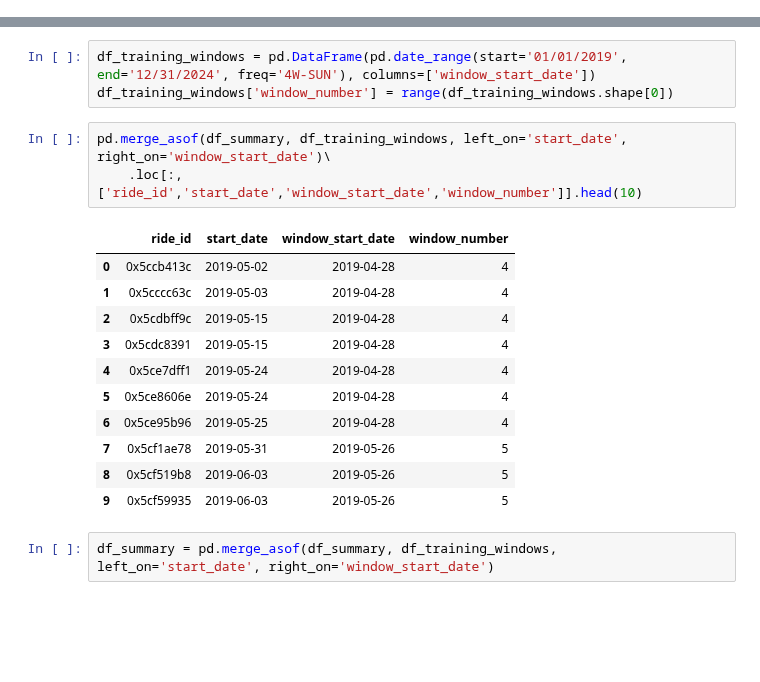
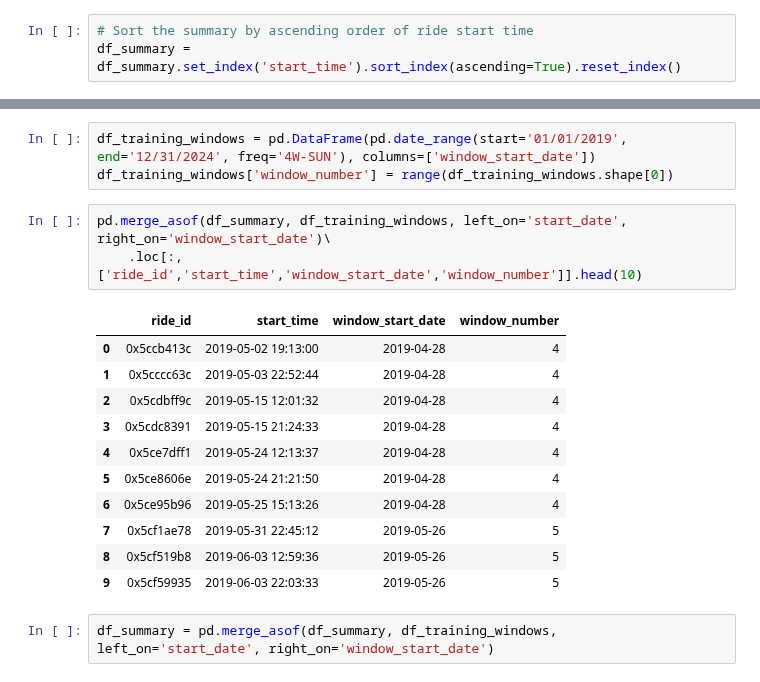
Before and after one commit to ericbauer55/bike-fitness-tracking, a Jupyter notebook: notebooks/2_Linear_Modeling/0_feature_engineering.ipynb, the cells around one changed output, grey strips where cells are left out. Cells and saved outputs as stored; diff of their text form; blank space fills up the shorter version.

```diff
--- a/notebooks/2_Linear_Modeling/0_feature_engineering.ipynb
+++ b/notebooks/2_Linear_Modeling/0_feature_engineering.ipynb
@@ -71,6 +69,9 @@ df_summary['start_time'] = df_summary['start_date'] + df_summary['start_time']
 df_summary['end_time'] = df_summary['start_date'] + df_summary['end_time']
 df_summary['start_tod'] = df_summary['start_time'].dt.hour
 df_summary['start_dow'] = df_summary['start_date'].dt.day_of_week
+# %%
+# Sort the summary by ascending order of ride start time
+df_summary = df_summary.set_index('start_time').sort_index(ascending=True).reset_index()
 # %%
 # ensure that the data is sorted chronologically
 df_summary = df_summary.set_index('start_time').sort_index().reset_index()
@@ -102,19 +103,19 @@ df_training_windows = pd.DataFrame(pd.date_range(start='01/01/2019', end='12/31/
 df_training_windows['window_number'] = range(df_training_windows.shape[0])
 # %%
 pd.merge_asof(df_summary, df_training_windows, left_on='start_date', right_on='window_start_date')\
-    .loc[:,['ride_id','start_date','window_start_date','window_number']].head(10)
+    .loc[:,['ride_id','start_time','window_start_date','window_number']].head(10)
 # %% [output]
-|  | ride_id | start_date | window_start_date | window_number |
-| 0 | 0x5ccb413c | 2019-05-02 | 2019-04-28 | 4 |
-| 1 | 0x5cccc63c | 2019-05-03 | 2019-04-28 | 4 |
-| 2 | 0x5cdbff9c | 2019-05-15 | 2019-04-28 | 4 |
-| 3 | 0x5cdc8391 | 2019-05-15 | 2019-04-28 | 4 |
-| 4 | 0x5ce7dff1 | 2019-05-24 | 2019-04-28 | 4 |
-| 5 | 0x5ce8606e | 2019-05-24 | 2019-04-28 | 4 |
-| 6 | 0x5ce95b96 | 2019-05-25 | 2019-04-28 | 4 |
-| 7 | 0x5cf1ae78 | 2019-05-31 | 2019-05-26 | 5 |
-| 8 | 0x5cf519b8 | 2019-06-03 | 2019-05-26 | 5 |
-| 9 | 0x5cf59935 | 2019-06-03 | 2019-05-26 | 5 |
+|  | ride_id | start_time | window_start_date | window_number |
+| 0 | 0x5ccb413c | 2019-05-02 19:13:00 | 2019-04-28 | 4 |
+| 1 | 0x5cccc63c | 2019-05-03 22:52:44 | 2019-04-28 | 4 |
+| 2 | 0x5cdbff9c | 2019-05-15 12:01:32 | 2019-04-28 | 4 |
+| 3 | 0x5cdc8391 | 2019-05-15 21:24:33 | 2019-04-28 | 4 |
+| 4 | 0x5ce7dff1 | 2019-05-24 12:13:37 | 2019-04-28 | 4 |
+| 5 | 0x5ce8606e | 2019-05-24 21:21:50 | 2019-04-28 | 4 |
+| 6 | 0x5ce95b96 | 2019-05-25 15:13:26 | 2019-04-28 | 4 |
+| 7 | 0x5cf1ae78 | 2019-05-31 22:45:12 | 2019-05-26 | 5 |
+| 8 | 0x5cf519b8 | 2019-06-03 12:59:36 | 2019-05-26 | 5 |
+| 9 | 0x5cf59935 | 2019-06-03 22:03:33 | 2019-05-26 | 5 |
 # %%
 df_summary = pd.merge_asof(df_summary, df_training_windows, left_on='start_date', right_on='window_start_date')
 # %%
```
Also changed, not shown: parts of 8 cells of this notebook, 3 other files.
